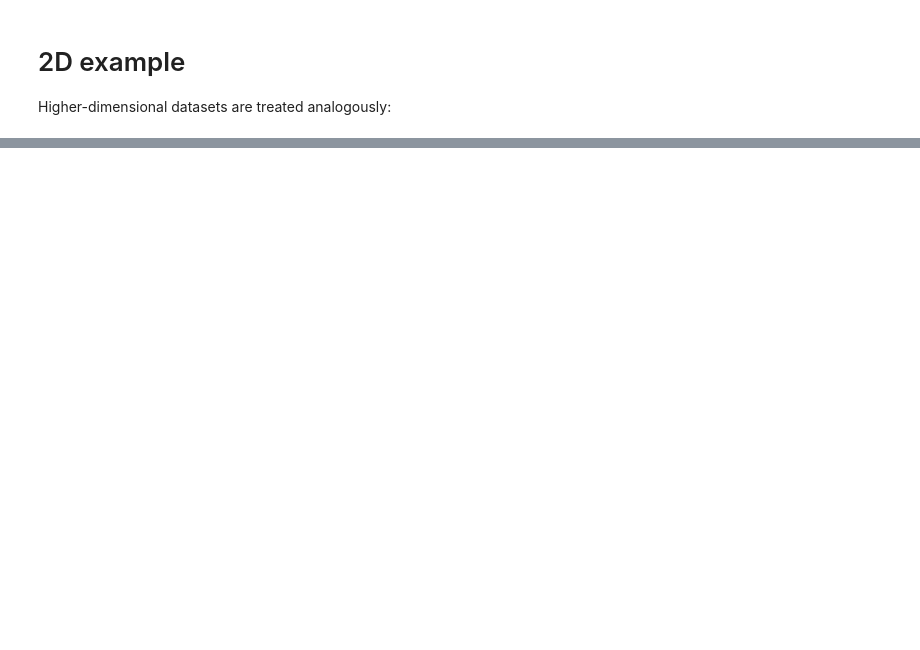
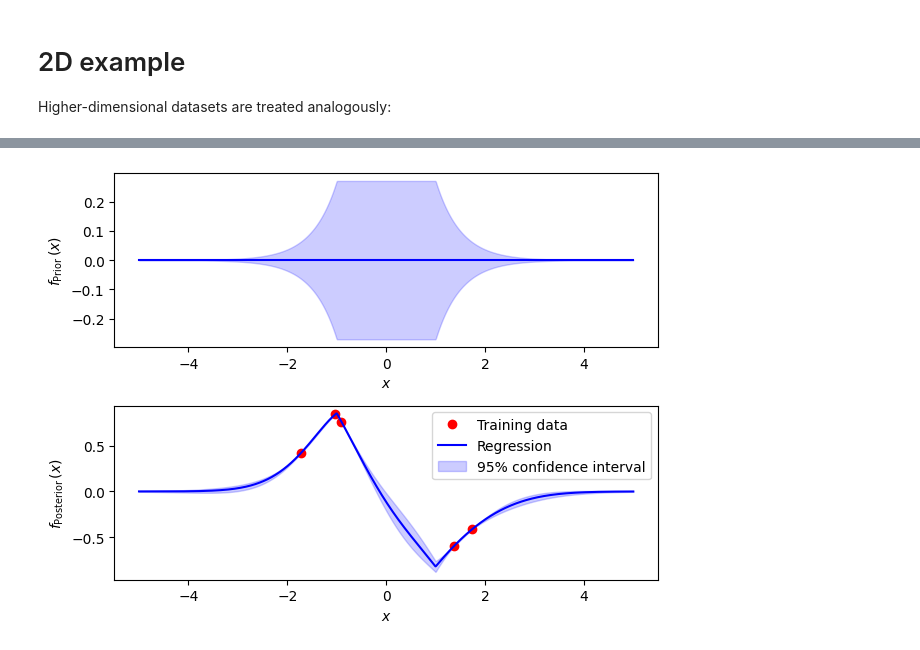
Before and after one commit to benrabe93/LightGPR, a Jupyter notebook: test.ipynb, the cells around one changed output, grey strips where cells are left out. Saved outputs shown, nothing was run; the diff lists cells and outputs as text; code cells hidden in the pictures; blank space fills up the shorter version.

```diff
--- a/test.ipynb
+++ b/test.ipynb
@@ -168,0 +242,27 @@ plt.show()
+# %%
+# Make predictions at test points
+mean_post, var_post = model.predict(Xtest)
+
+# Plot results
+fig, ax = plt.subplots(2, 1)
+ax[0].plot(Xtest, np.zeros(len(Xtest)), 'b-')
+ax[0].fill_between(Xtest,
+                   np.zeros(len(Xtest)) - 2*prior_stdv,
+                   np.zeros(len(Xtest)) + 2*prior_stdv,
+                   color='b', alpha=0.2)
+ax[0].set_xlabel(r'$x$')
+ax[0].set_ylabel(r'$f_{\text{Prior}} \, (x)$')
+
+ax[1].plot(Xtrain, ytrain, 'ro', label='Training data')
+ax[1].plot(Xtest, mean_post, 'b-', label='Regression')
+ax[1].fill_between(Xtest,
+                   mean_post - 2*np.sqrt(var_post),
+                   mean_post + 2*np.sqrt(var_post),
+                   color='b', alpha=0.2, label='95% confidence interval')
+ax[1].set_xlabel(r'$x$')
+ax[1].set_ylabel(r'$f_{\text{Posterior}} \, (x)$')
+ax[1].legend()
+fig.tight_layout()
+plt.show()
+# %% [output]
+[figure, added]
```
Also changed, not shown: parts of 16 cells of this notebook, 2 other files.
